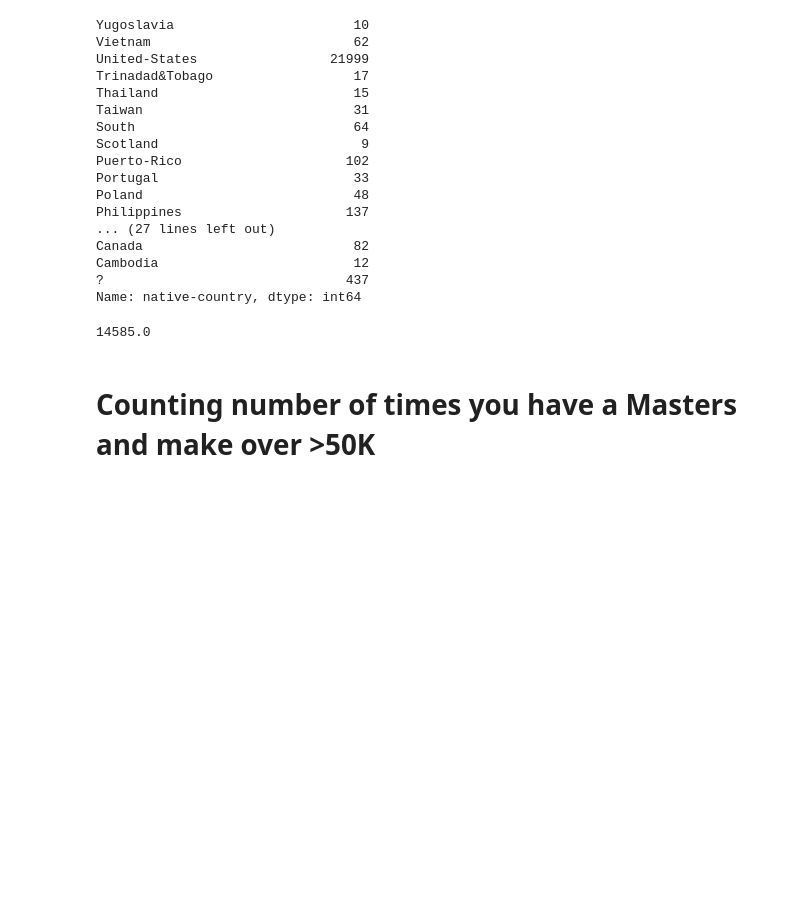
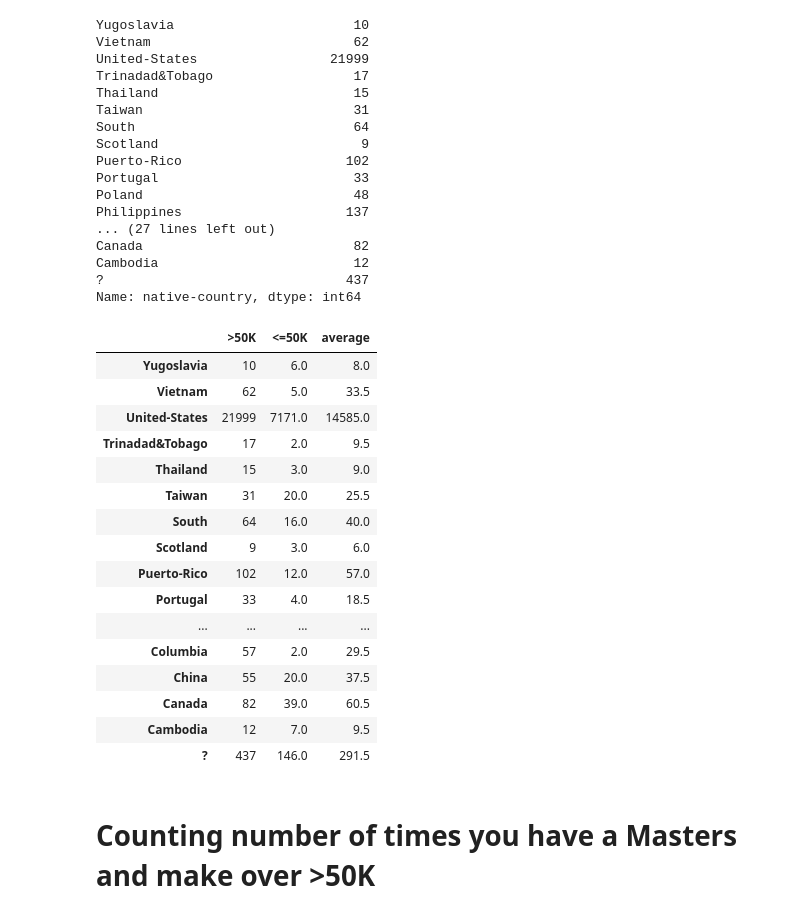
Before and after one commit to mrwoodzi/Data_Science_Certs_Progress, a Jupyter notebook: python_for_everybody/Data_Analysis_with_Python_Cert/Jupyter_Lab_Notes/demographic_data_analyzer.ipynb, the cells around one changed output. Saved outputs shown, nothing was run; the diff lists cells and outputs as text; code cells hidden in the pictures; blank space fills up the shorter version.

```diff
--- a/python_for_everybody/Data_Analysis_with_Python_Cert/Jupyter_Lab_Notes/demographic_data_analyzer.ipynb
+++ b/python_for_everybody/Data_Analysis_with_Python_Cert/Jupyter_Lab_Notes/demographic_data_analyzer.ipynb
@@ -421,10 +421,26 @@ sun50 = salun50countries.to_frame('<=50K')
 # %%
 together = pd.concat([so50, sun50], axis=1)
 together['<=50K'] = together['<=50K'].fillna(0)
 together['average'] = together[['>50K', '<=50K']].mean(axis=1)
-together['average'].max()
+together
 # %% [output]
-14585.0
+|  | >50K | <=50K | average |
+| Yugoslavia | 10 | 6.0 | 8.0 |
+| Vietnam | 62 | 5.0 | 33.5 |
+| United-States | 21999 | 7171.0 | 14585.0 |
+| Trinadad&Tobago | 17 | 2.0 | 9.5 |
+| Thailand | 15 | 3.0 | 9.0 |
+| Taiwan | 31 | 20.0 | 25.5 |
+| South | 64 | 16.0 | 40.0 |
+| Scotland | 9 | 3.0 | 6.0 |
+| Puerto-Rico | 102 | 12.0 | 57.0 |
+| Portugal | 33 | 4.0 | 18.5 |
+| ... | ... | ... | ... |
+| Columbia | 57 | 2.0 | 29.5 |
+| China | 55 | 20.0 | 37.5 |
+| Canada | 82 | 39.0 | 60.5 |
+| Cambodia | 12 | 7.0 | 9.5 |
+| ? | 437 | 146.0 | 291.5 |
 # %% [markdown]
 # Counting number of times you have a Masters and make over >50K
 # %% [markdown]
```
